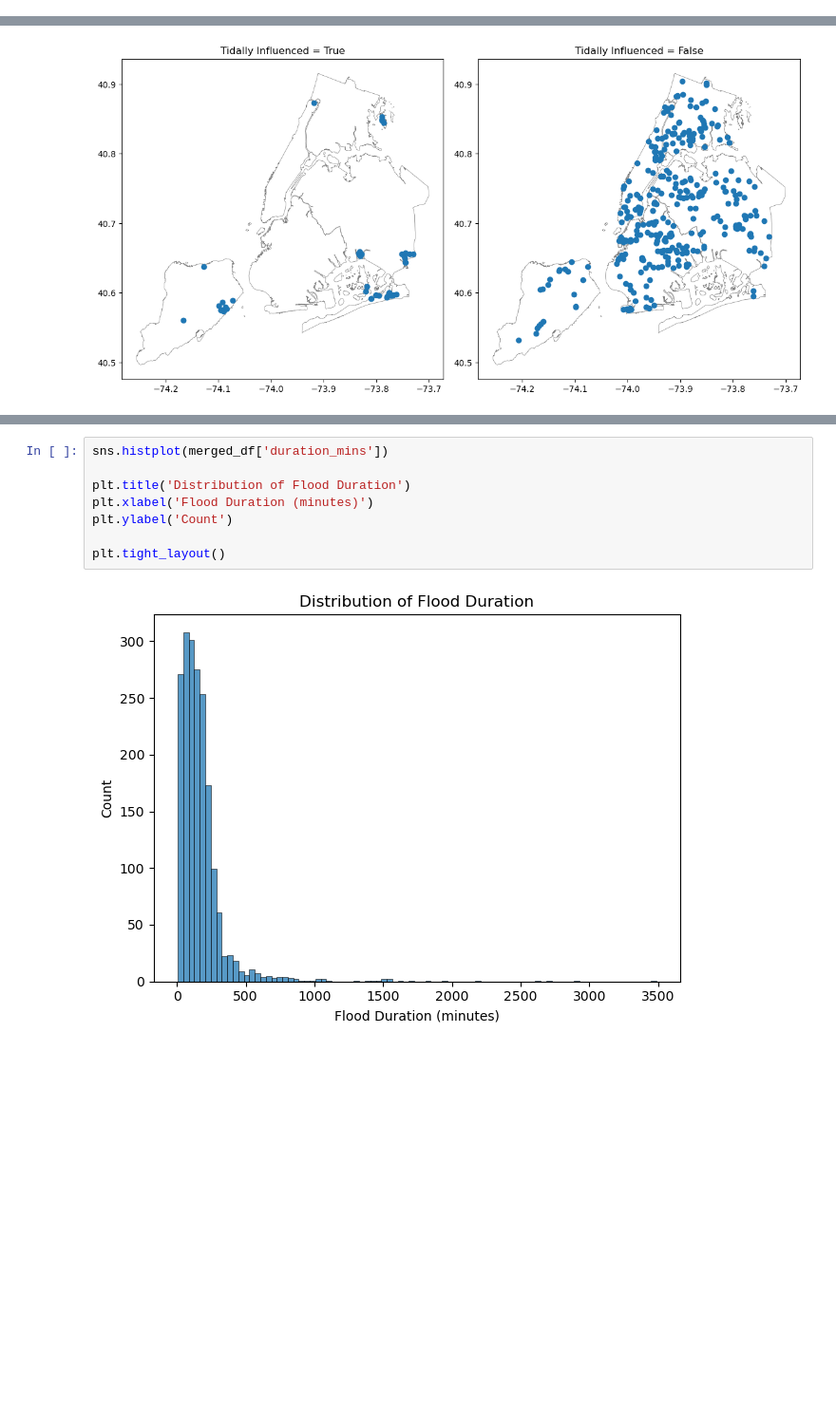
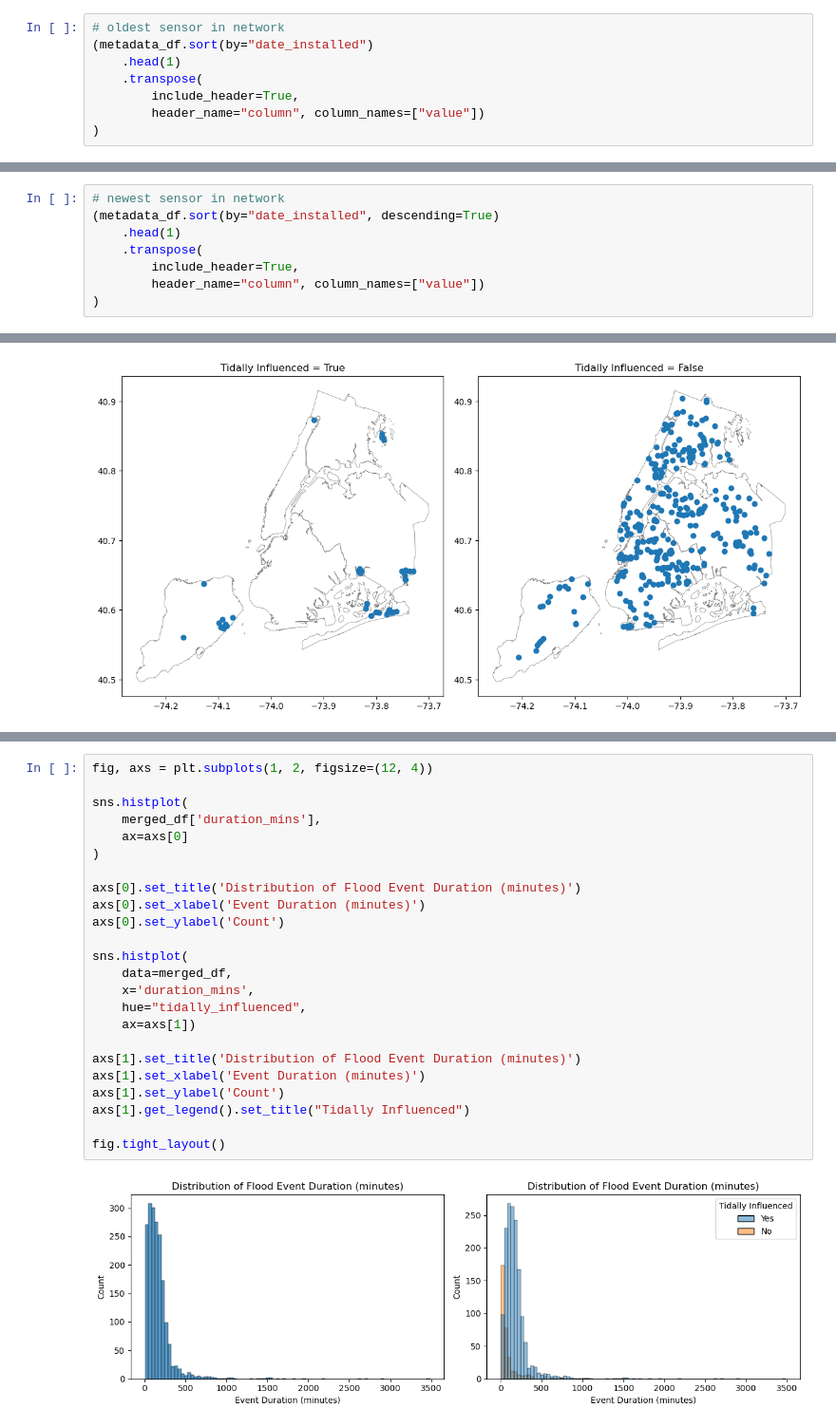
Before and after one commit to mebauer/floodnet-nyc-tutorial, a Jupyter notebook: 01-load-inspect.ipynb, the cells around one changed output, grey strips where cells are left out. Shown at 95% size. Drawn from its saved outputs; the diff is of its cells as text; blank space fills up the shorter version.

```diff
--- a/01-load-inspect.ipynb
+++ b/01-load-inspect.ipynb
@@ -168,0 +220,8 @@ shape: (9, 17)
+# %%
+# oldest sensor in network
+(metadata_df.sort(by="date_installed")
+    .head(1)
+    .transpose(
+        include_header=True,
+        header_name="column", column_names=["value"])
+)
@@ -168,0 +248,8 @@ shape: (9, 17)
+# %%
+# newest sensor in network
+(metadata_df.sort(by="date_installed", descending=True)
+    .head(1)
+    .transpose(
+        include_header=True,
+        header_name="column", column_names=["value"])
+)
@@ -619,10 +965,26 @@ plt.tight_layout()
 # %%
-sns.histplot(merged_df['duration_mins'])
+fig, axs = plt.subplots(1, 2, figsize=(12, 4))
 
-plt.title('Distribution of Flood Duration')
-plt.xlabel('Flood Duration (minutes)')
-plt.ylabel('Count')
+sns.histplot(
+    merged_df['duration_mins'],
+    ax=axs[0]
+)
 
-plt.tight_layout()
+axs[0].set_title('Distribution of Flood Event Duration (minutes)')
+axs[0].set_xlabel('Event Duration (minutes)')
+axs[0].set_ylabel('Count')
+
+sns.histplot(
+    data=merged_df,
+    x='duration_mins',
+    hue="tidally_influenced",
+    ax=axs[1])
+
+axs[1].set_title('Distribution of Flood Event Duration (minutes)')
+axs[1].set_xlabel('Event Duration (minutes)')
+axs[1].set_ylabel('Count')
+axs[1].get_legend().set_title("Tidally Influenced")
+
+fig.tight_layout()
 # %% [output]
-[figure, old version]
+[figure, new version]
```
Also changed, not shown: parts of 57 cells of this notebook.
